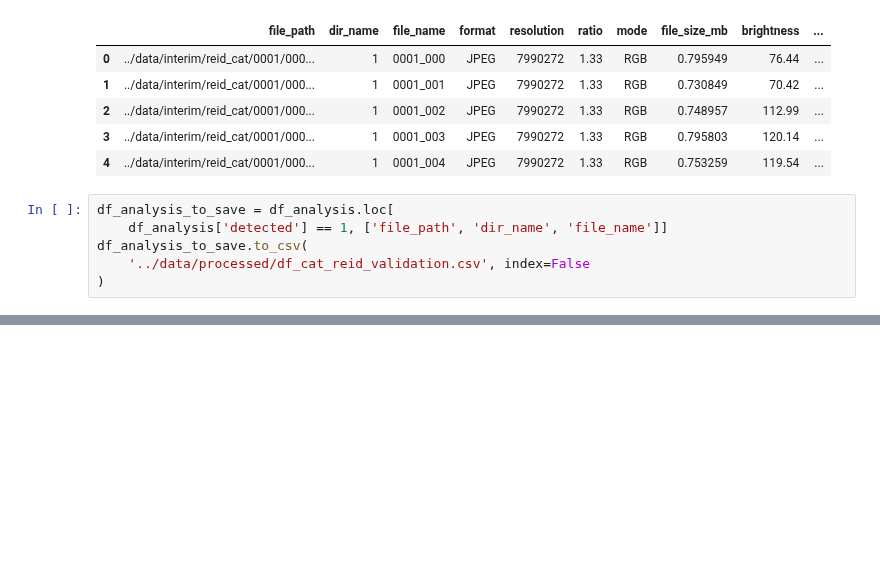
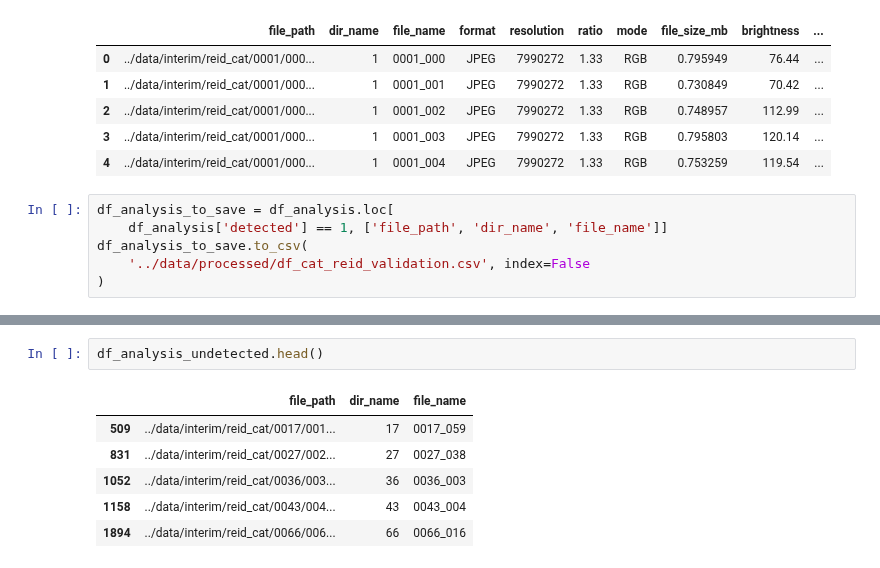
Before and after one commit to 317745/IA_PROJECT, a Jupyter notebook: notebooks/02_evaluacion_detector.ipynb, the cells around one changed output, grey strips where cells are left out. Saved outputs shown, nothing was run; the diff lists cells and outputs as text; blank space fills up the shorter version.

```diff
--- a/notebooks/02_evaluacion_detector.ipynb
+++ b/notebooks/02_evaluacion_detector.ipynb
@@ -284,0 +287,9 @@ plt.show()
+# %%
+df_analysis_undetected.head()
+# %% [output]
+|  | file_path | dir_name | file_name |
+| 509 | ../data/interim/reid_cat/0017/001... | 17 | 0017_059 |
+| 831 | ../data/interim/reid_cat/0027/002... | 27 | 0027_038 |
+| 1052 | ../data/interim/reid_cat/0036/003... | 36 | 0036_003 |
+| 1158 | ../data/interim/reid_cat/0043/004... | 43 | 0043_004 |
+| 1894 | ../data/interim/reid_cat/0066/006... | 66 | 0066_016 |
```
Also changed, not shown: parts of 15 cells of this notebook, 13 other files.
